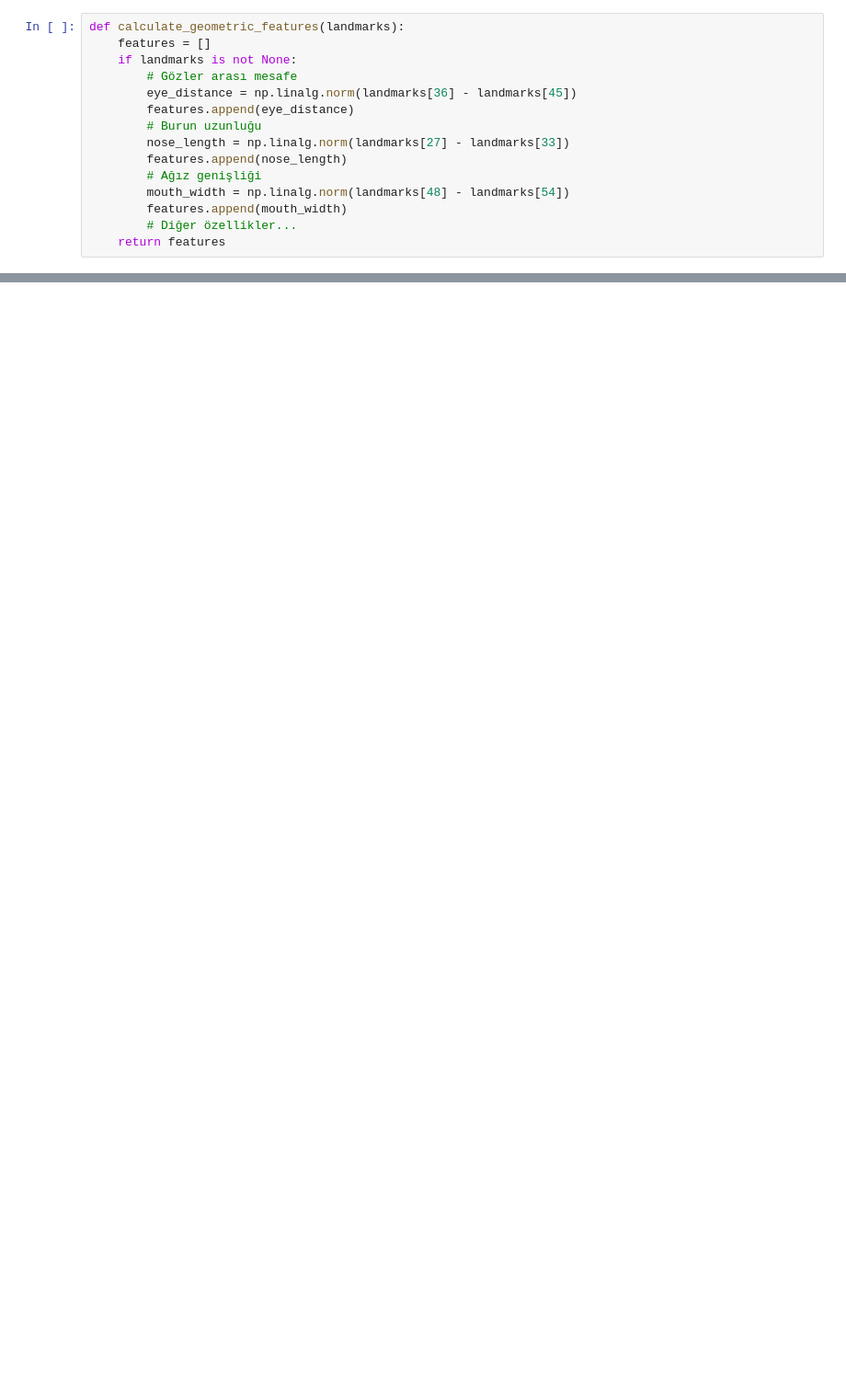
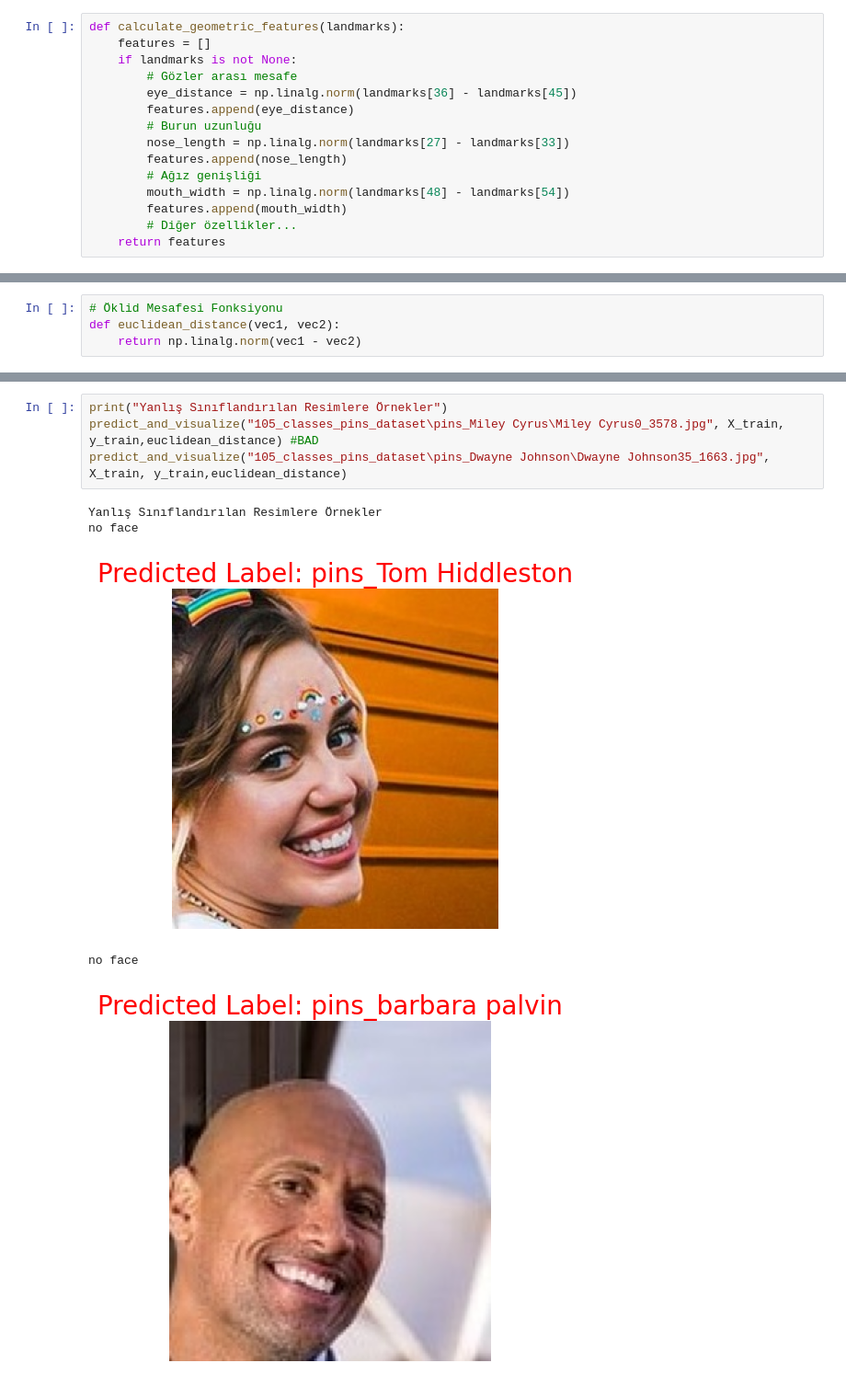
Before and after one commit to GorkemEcer/FaceRecognation, a Jupyter notebook: lbph.ipynb, the cells around one changed output, grey strips where cells are left out. Shown: that part at 92% size. Drawn from its saved outputs; the diff is of its cells as text; blank space fills up the shorter version.

```diff
--- a/lbph.ipynb
+++ b/lbph.ipynb
@@ -138,0 +88,4 @@ def read_and_split_data_lpb(directory_path, test_size=0.2):
+# %%
+# Öklid Mesafesi Fonksiyonu
+def euclidean_distance(vec1, vec2):
+    return np.linalg.norm(vec1 - vec2)
@@ -269,0 +470,10 @@ accuracy Etiket: 0.02254684026675135 With SVM:  0.0219117180057161
+# %%
+print("Yanlış Sınıflandırılan Resimlere Örnekler")
+predict_and_visualize("105_classes_pins_dataset\pins_Miley Cyrus\Miley Cyrus0_3578.jpg", X_train, y_train,euclidean_distance) #BAD
+predict_and_visualize("105_classes_pins_dataset\pins_Dwayne Johnson\Dwayne Johnson35_1663.jpg", X_train, y_train,euclidean_distance)
+# %% [output]
+Yanlış Sınıflandırılan Resimlere Örnekler
+no face
+[figure, added]
+no face
+[figure, added]
```
Also changed, not shown: parts of 27 cells of this notebook.
